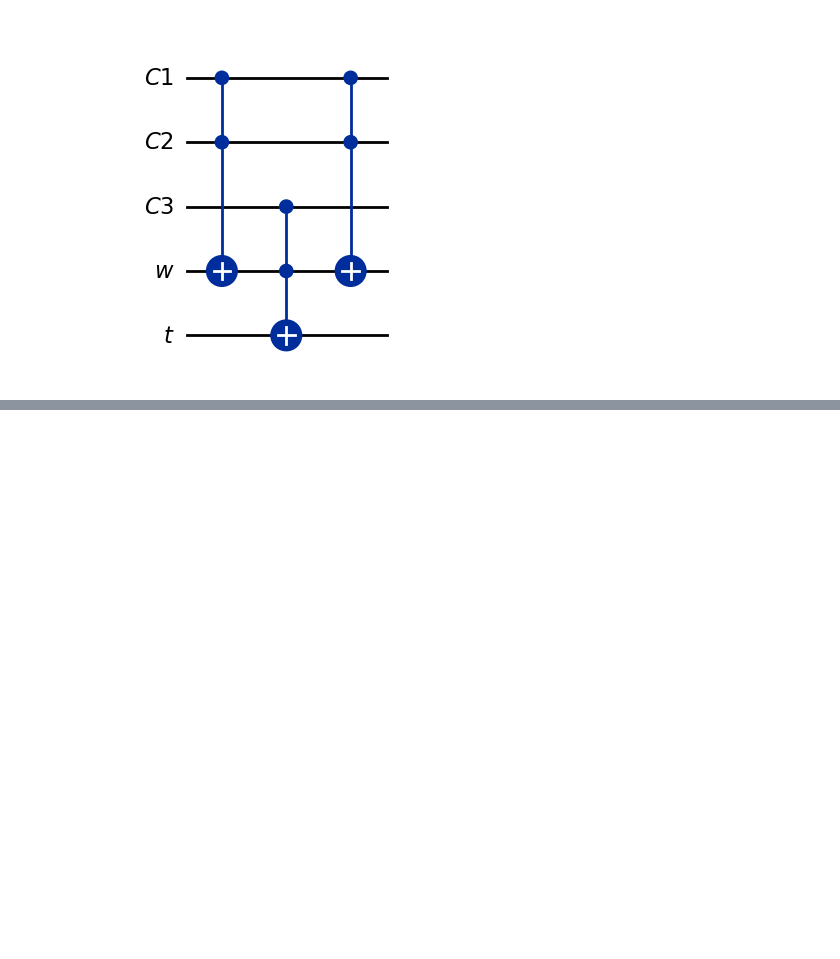
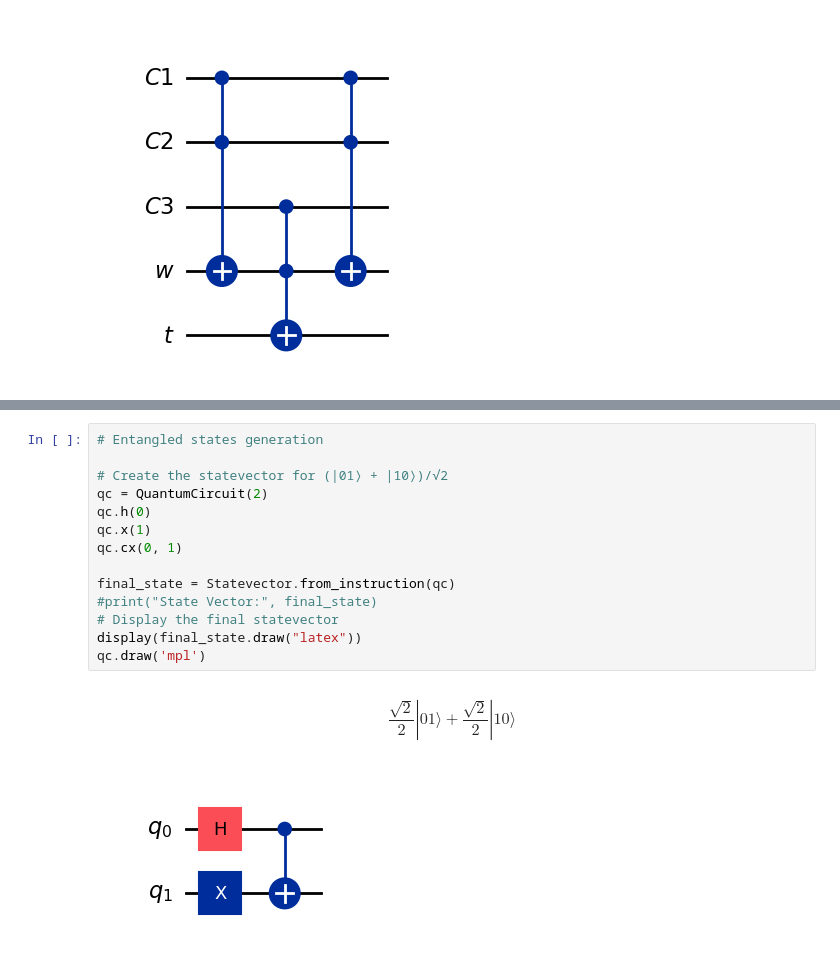
Before and after one commit to bswaroopreddy/tutorial-Qiskit, a Jupyter notebook: Quantum_Circuits.ipynb, the cells around one changed output, grey strips where cells are left out. Cells and saved outputs as stored; diff of their text form; blank space fills up the shorter version.

```diff
--- a/Quantum_Circuits.ipynb
+++ b/Quantum_Circuits.ipynb
@@ -390,0 +413,17 @@ qc.draw('mpl')
+# %%
+# Entangled states generation
+
+# Create the statevector for (|01⟩ + |10⟩)/√2
+qc = QuantumCircuit(2)
+qc.h(0)
+qc.x(1)
+qc.cx(0, 1)
+
+final_state = Statevector.from_instruction(qc)
+#print("State Vector:", final_state)
+# Display the final statevector
+display(final_state.draw("latex"))
+qc.draw('mpl')
+# %% [output]
+$$\frac{\sqrt{2}}{2} |01\rangle+\frac{\sqrt{2}}{2} |10\rangle$$
+[figure, added]
```
Also changed, not shown: parts of 5 cells of this notebook.
